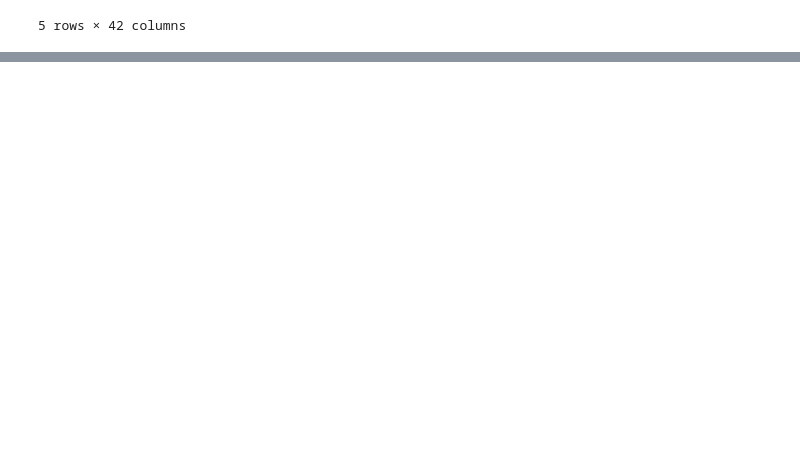
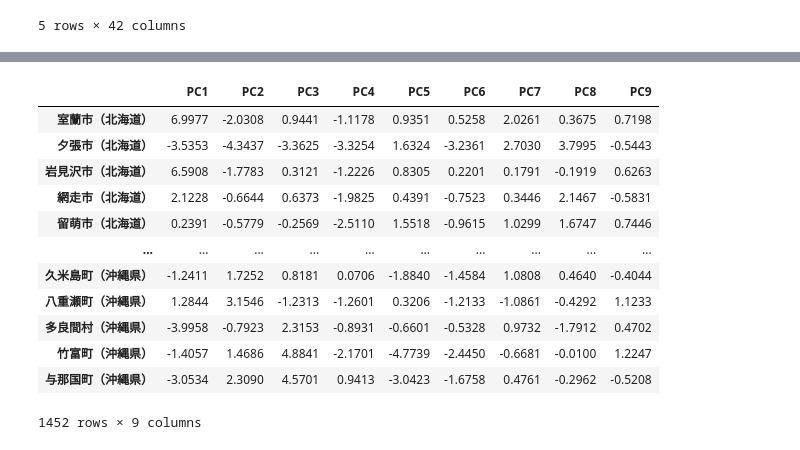
Before and after one commit to tMaehashi/City-Analysis, a Jupyter notebook: Code/city_2.ipynb, the cells around one changed output, grey strips where cells are left out. Drawn from its saved outputs; the diff is of its cells as text; code cells hidden in the pictures; blank space fills up the shorter version.

```diff
--- a/Code/city_2.ipynb
+++ b/Code/city_2.ipynb
@@ -104,0 +159,19 @@ df_PCA.tail()
+# %%
+pd.options.display.float_format = '{:.4f}'.format
+pca_score = pd.DataFrame(val_PCA, columns=[f'PC{i+1}' for i in range(pca.n_components_)], index=C)
+df_score = pca_score.iloc[:, :9]
+df_score
+# %% [output]
+|  | PC1 | PC2 | PC3 | PC4 | PC5 | PC6 | PC7 | PC8 | PC9 |
+| 室蘭市（北海道） | 6.9977 | -2.0308 | 0.9441 | -1.1178 | 0.9351 | 0.5258 | 2.0261 | 0.3675 | 0.7198 |
+| 夕張市（北海道） | -3.5353 | -4.3437 | -3.3625 | -3.3254 | 1.6324 | -3.2361 | 2.7030 | 3.7995 | -0.5443 |
+| 岩見沢市（北海道） | 6.5908 | -1.7783 | 0.3121 | -1.2226 | 0.8305 | 0.2201 | 0.1791 | -0.1919 | 0.6263 |
+| 網走市（北海道） | 2.1228 | -0.6644 | 0.6373 | -1.9825 | 0.4391 | -0.7523 | 0.3446 | 2.1467 | -0.5831 |
+| 留萌市（北海道） | 0.2391 | -0.5779 | -0.2569 | -2.5110 | 1.5518 | -0.9615 | 1.0299 | 1.6747 | 0.7446 |
+| ... | ... | ... | ... | ... | ... | ... | ... | ... | ... |
+| 久米島町（沖縄県） | -1.2411 | 1.7252 | 0.8181 | 0.0706 | -1.8840 | -1.4584 | 1.0808 | 0.4640 | -0.4044 |
+| 八重瀬町（沖縄県） | 1.2844 | 3.1546 | -1.2313 | -1.2601 | 0.3206 | -1.2133 | -1.0861 | -0.4292 | 1.1233 |
+| 多良間村（沖縄県） | -3.9958 | -0.7923 | 2.3153 | -0.8931 | -0.6601 | -0.5328 | 0.9732 | -1.7912 | 0.4702 |
+| 竹富町（沖縄県） | -1.4057 | 1.4686 | 4.8841 | -2.1701 | -4.7739 | -2.4450 | -0.6681 | -0.0100 | 1.2247 |
+| 与那国町（沖縄県） | -3.0534 | 2.3090 | 4.5701 | 0.9413 | -3.0423 | -1.6758 | 0.4761 | -0.2962 | -0.5208 |
+1452 rows × 9 columns
```
Also changed, not shown: parts of 8 cells of this notebook.
